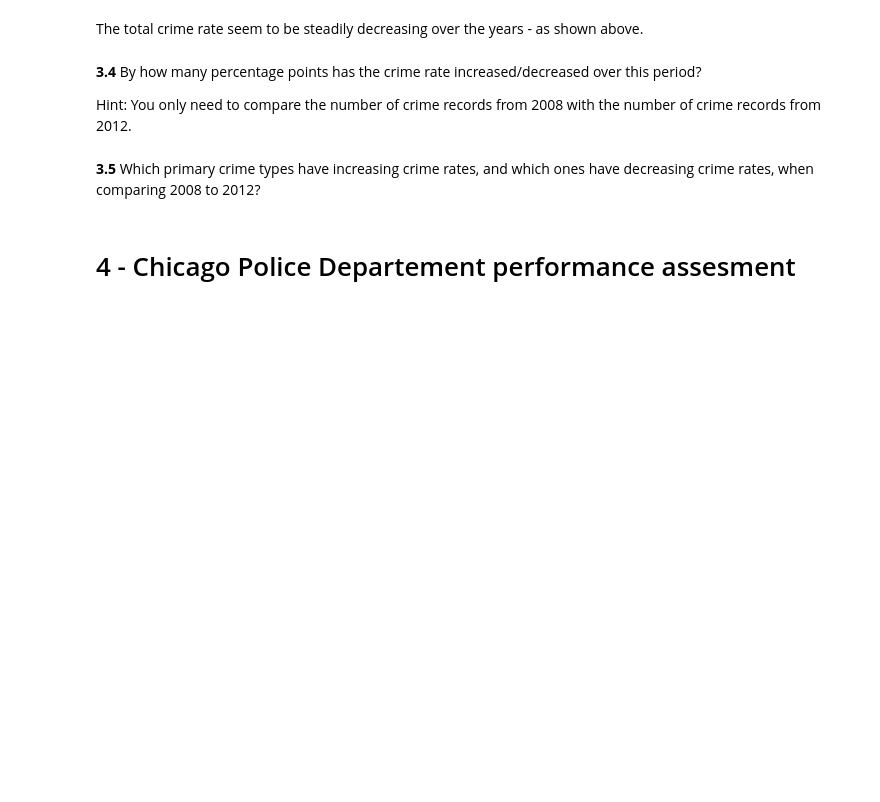
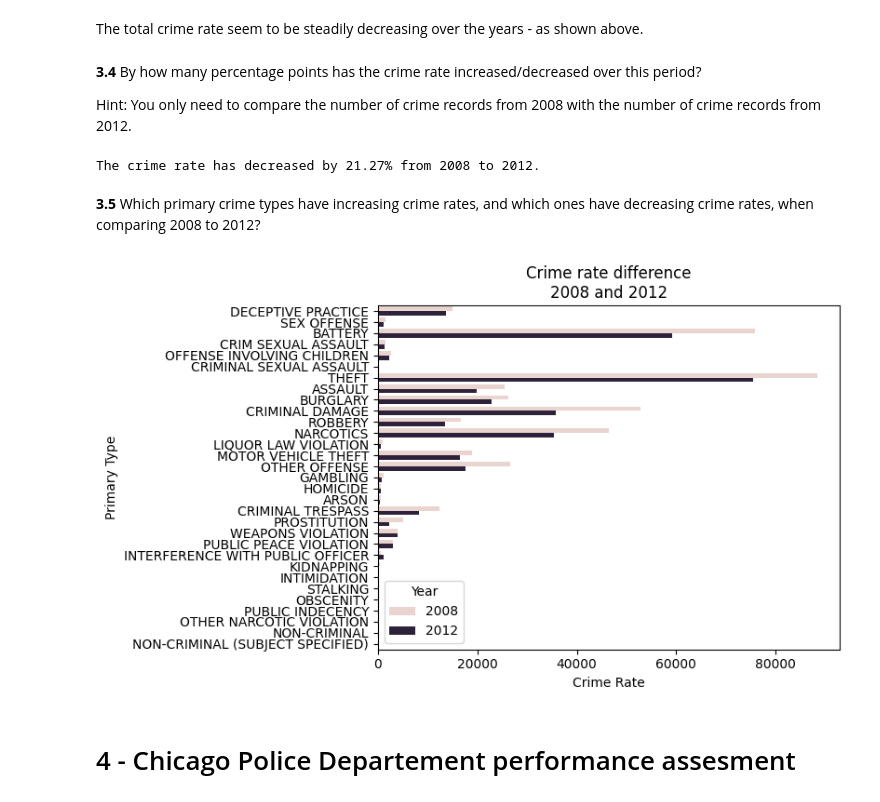
Before and after one commit to SVMino53/aiM24_Databehandling_Inlamning, a Jupyter notebook: chicago.ipynb, the cells around one changed output. Drawn from its saved outputs; the diff is of its cells as text; code cells hidden in the pictures; blank space fills up the shorter version.

```diff
--- a/chicago.ipynb
+++ b/chicago.ipynb
@@ -166,8 +192,36 @@ The total crime rate seem to be steadily decreasing over the years - as shown ab
 **3.4** By how many percentage points has the crime rate increased/decreased over this period?
 
 Hint: You only need to compare the number of crime records from 2008 with the number of crime records from 2012.
+# %%
+crime_rate_difference = chicago_crime_yearly_records_df["# Of Records"][2008] - chicago_crime_yearly_records_df["# Of Records"][2012]
+pct_decrease = crime_rate_difference/chicago_crime_yearly_records_df["# Of Records"][2008]*100
+print(f"The crime rate has decreased by {pct_decrease:1.2f}% from 2008 to 2012.")
+# %% [output]
+The crime rate has decreased by 21.27% from 2008 to 2012.
 # %% [markdown]
 **3.5** Which primary crime types have increasing crime rates, and which ones have decreasing crime rates, when comparing 2008 to 2012?
+# %%
+crimes_2008_mask = chicago_crime_2008_to_2012_df["Date"].dt.year == 2008
+crimes_2008_df = chicago_crime_2008_to_2012_df[crimes_2008_mask]
+crime_types = crimes_2008_df["Primary Type"].unique()
+crime_types_rates_2008_df = pd.DataFrame({"Primary Type": crime_types,
+                                          "Crime Rate": [(crimes_2008_df["Primary Type"] == ct).sum() for ct in crime_types],
+                                          "Year": 2008})
+
+crimes_2012_mask = chicago_crime_2008_to_2012_df["Date"].dt.year == 2012
+crimes_2012_df = chicago_crime_2008_to_2012_df[crimes_2012_mask]
+crime_types = crimes_2012_df["Primary Type"].unique()
+crime_types_rates_2012_df = pd.DataFrame({"Primary Type": crime_types,
+                                          "Crime Rate": [(crimes_2012_df["Primary Type"] == ct).sum() for ct in crime_types],
+                                          "Year": 2012})
+
+crime_types_rates_2008_and_2012_df = pd.concat([crime_types_rates_2008_df, crime_types_rates_2012_df])
+
+sns.barplot(crime_types_rates_2008_and_2012_df, x="Crime Rate", y="Primary Type", hue="Year")
+plt.title("Crime rate difference\n2008 and 2012")
+plt.show()
+# %% [output]
+[figure, added]
 # %% [markdown]
 # 4 - Chicago Police Departement performance assesment
 # %% [markdown]
```
Also changed, not shown: parts of 4 cells of this notebook.
